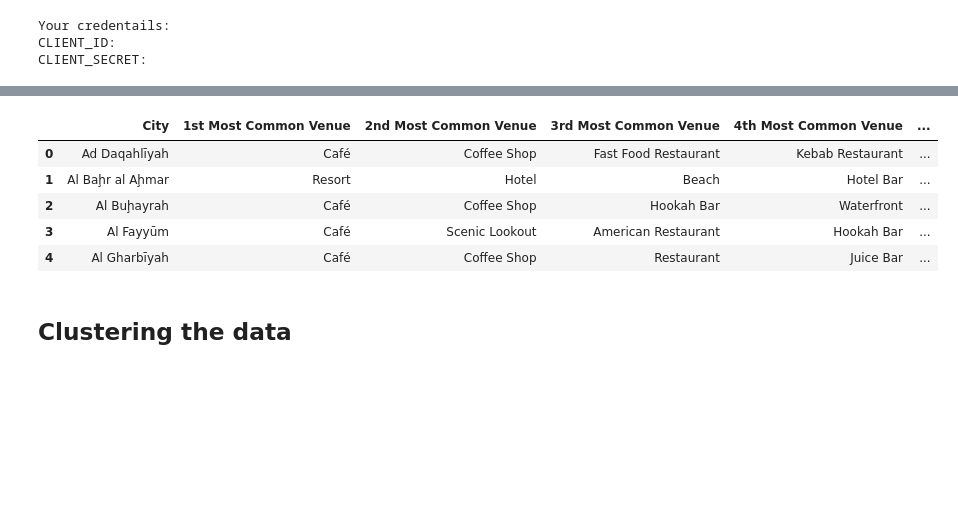
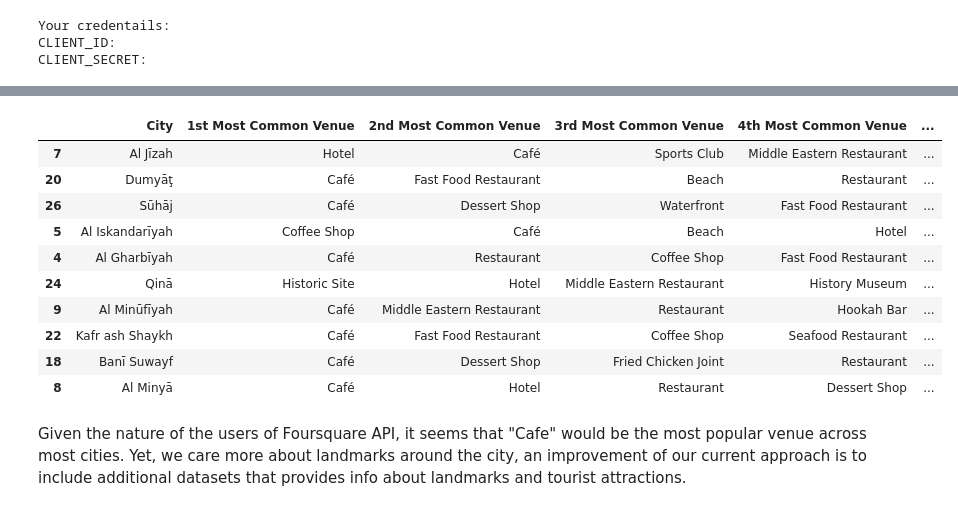
Before and after one commit to Abdallhss/Coursera-IBM-Applied-Data-Science-Capstone, a Jupyter notebook: IBM_Coursera_Capstone_Battle_of_Neighborhoods.ipynb, the cells around one changed output, grey strips where cells are left out. Saved outputs shown, nothing was run; the diff lists cells and outputs as text; code cells hidden in the pictures; blank space fills up the shorter version.

```diff
--- a/IBM_Coursera_Capstone_Battle_of_Neighborhoods.ipynb
+++ b/IBM_Coursera_Capstone_Battle_of_Neighborhoods.ipynb
@@ -84,7 +86,7 @@ The geograpical coordinate of Egypt are 26.2540493, 29.2675469.
 We can now use folium package to visulaize the country with different cities around it.
 # %%
 # create map
-map_clusters = folium.Map(location=[latitude, longitude],zoom_start=6)
+map_clusters = folium.Map(location=[latitude+1, longitude+2],zoom_start=6)
 
 # set color scheme for the clusters
 
@@ -98,19 +100,19 @@ for lat, lon, city in zip(df_egypt['Latitude'], df_egypt['Longitude'], df_egypt[
         radius=5,
         popup=label).add_to(map_clusters)
 
-map_clusters
+display(map_clusters)
 # %% [output]
 [interactive output not drawn]
 # %% [markdown]
 We need to provide some user data to use the Foursquare API.
 # %%
-CLIENTID = '' # your Foursquare ID
-CLIENTSECRET = '' # your Foursquare Secret
-VERSION = '20180605' # Foursquare API version
+CLIENT_ID = '' # your Foursquare ID
+CLIENT_SECRET = '' # your Foursquare Secret
+VERSION = '' # Foursquare API version
 
 print('Your credentails:')
-print('CLIENT_ID: ' + CLIENTID)
-print('CLIENT_SECRET:' + CLIENTSECRET)
+print('CLIENT_ID: ' + CLIENT_ID)
+print('CLIENT_SECRET:' + CLIENT_SECRET)
 # %% [output]
 Your credentails:
 CLIENT_ID:
@@ -120,6 +157,6 @@ After collecting the locations of different cities across Egypt, we can use Four
 For each venue, we extract its name, location, and category. Different cities can be compared based on the popularity of each category.
 # %%
-def getNearbyVenues(names, latitudes, longitudes, radius=10000):
+def getNearbyVenues(names, latitudes, longitudes, radius=25000):
 
     venues_list=[]
     for name, lat, lng in zip(names, latitudes, longitudes):
@@ -235,30 +282,35 @@ def return_most_common_venues(row, num_top_venues):
 # %%
 num_top_venues = 10
 
 indicators = ['st', 'nd', 'rd']
 
 # create columns according to number of top venues
 columns = ['City']
 for ind in np.arange(num_top_venues):
     try:
         columns.append('{}{} Most Common Venue'.format(ind+1, indicators[ind]))
     except:
         columns.append('{}th Most Common Venue'.format(ind+1))
 
 # create a new dataframe
 egypt_venues_sorted = pd.DataFrame(columns=columns)
 egypt_venues_sorted['City'] = egypt_grouped['City']
 
 for ind in np.arange(egypt_grouped.shape[0]):
     egypt_venues_sorted.iloc[ind, 1:] = return_most_common_venues(egypt_grouped.iloc[ind, :], num_top_venues)
 
-egypt_venues_sorted.head()
+egypt_venues_sorted.sample(10)
 # %% [output]
 |  | City | 1st Most Common Venue | 2nd Most Common Venue | 3rd Most Common Venue | 4th Most Common Venue | ... |
-| 0 | Ad Daqahlīyah | Café | Coffee Shop | Fast Food Restaurant | Kebab Restaurant | ... |
-| 1 | Al Baḩr al Aḩmar | Resort | Hotel | Beach | Hotel Bar | ... |
-| 2 | Al Buḩayrah | Café | Coffee Shop | Hookah Bar | Waterfront | ... |
-| 3 | Al Fayyūm | Café | Scenic Lookout | American Restaurant | Hookah Bar | ... |
-| 4 | Al Gharbīyah | Café | Coffee Shop | Restaurant | Juice Bar | ... |
+| 7 | Al Jīzah | Hotel | Café | Sports Club | Middle Eastern Restaurant | ... |
+| 20 | Dumyāţ | Café | Fast Food Restaurant | Beach | Restaurant | ... |
+| 26 | Sūhāj | Café | Dessert Shop | Waterfront | Fast Food Restaurant | ... |
+| 5 | Al Iskandarīyah | Coffee Shop | Café | Beach | Hotel | ... |
+| 4 | Al Gharbīyah | Café | Restaurant | Coffee Shop | Fast Food Restaurant | ... |
+| 24 | Qinā | Historic Site | Hotel | Middle Eastern Restaurant | History Museum | ... |
+| 9 | Al Minūfīyah | Café | Middle Eastern Restaurant | Restaurant | Hookah Bar | ... |
+| 22 | Kafr ash Shaykh | Café | Fast Food Restaurant | Coffee Shop | Seafood Restaurant | ... |
+| 18 | Banī Suwayf | Café | Dessert Shop | Fried Chicken Joint | Restaurant | ... |
+| 8 | Al Minyā | Café | Hotel | Restaurant | Dessert Shop | ... |
-# %% [markdown]
-## Clustering the data
+# %% [markdown]
+Given the nature of the users of Foursquare API, it seems that "Cafe" would be the most popular venue across most cities. Yet, we care more about landmarks around the city, an improvement of our current approach is to include additional datasets that provides info about landmarks and tourist attractions.
```
Also changed, not shown: parts of 38 cells of this notebook, 2 other files.
